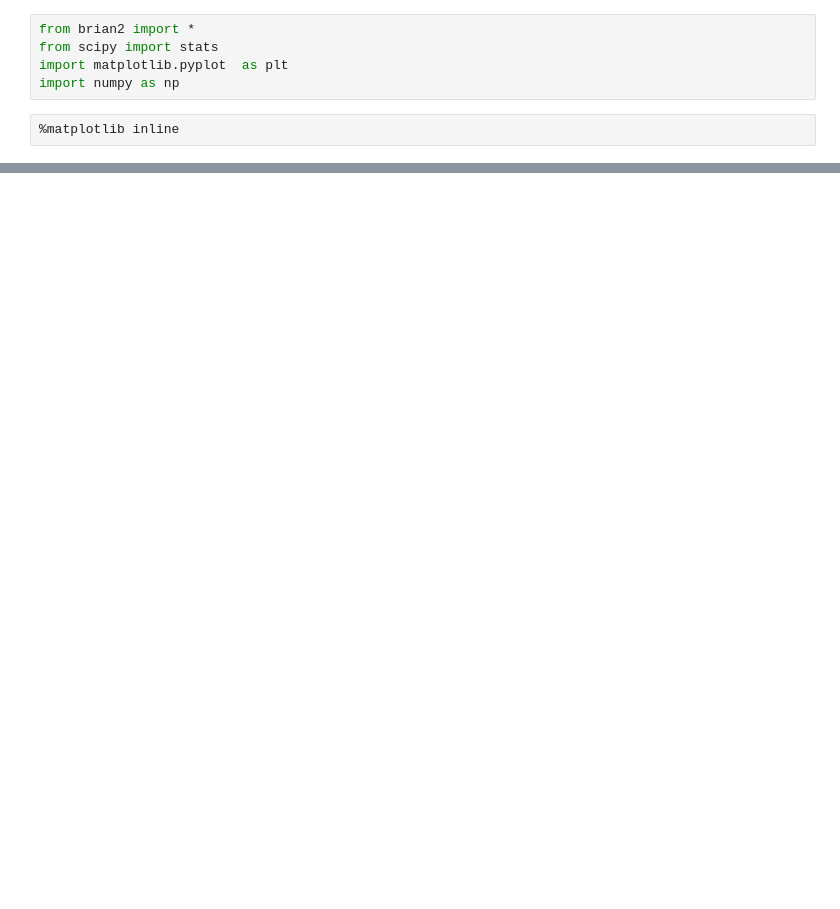
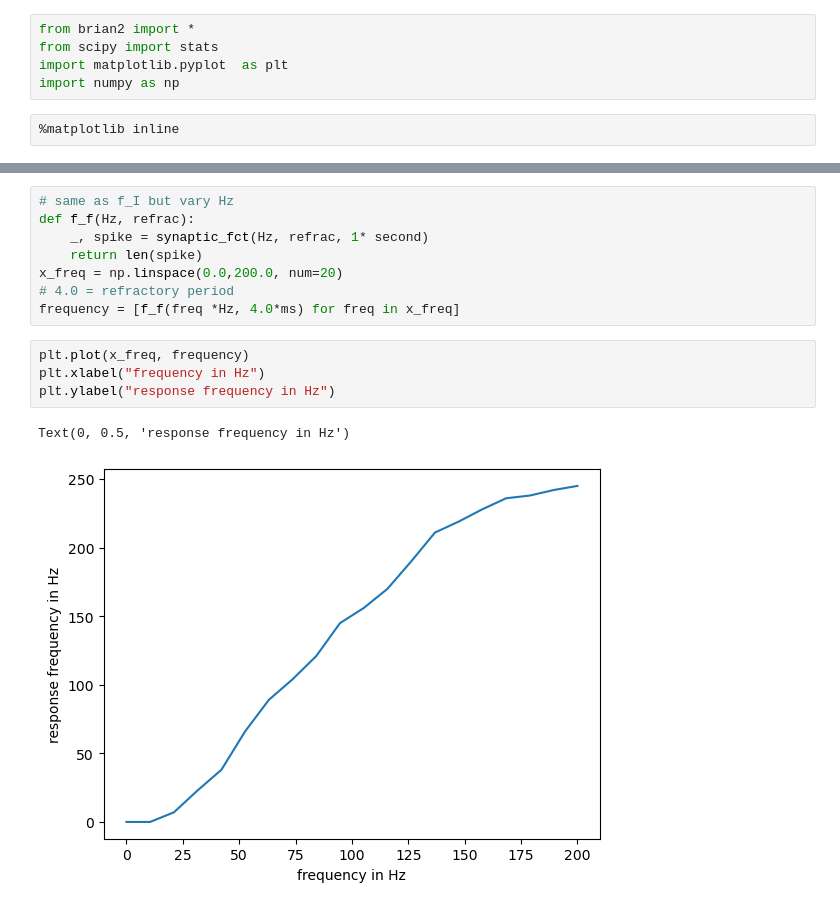
Before and after one commit to anbebe/NeurodynamicsHA, a Jupyter notebook: Exercise_2_Bebenroth_Hennecke.ipynb, the cells around one changed output, grey strips where cells are left out. Cells and saved outputs as stored; diff of their text form; blank space fills up the shorter version.

```diff
--- a/Exercise_2_Bebenroth_Hennecke.ipynb
+++ b/Exercise_2_Bebenroth_Hennecke.ipynb
@@ -94,0 +112,15 @@ LF_net.run(sim_time)
+# %%
+# same as f_I but vary Hz
+def f_f(Hz, refrac):
+    _, spike = synaptic_fct(Hz, refrac, 1* second)
+    return len(spike)
+x_freq = np.linspace(0.0,200.0, num=20)
+# 4.0 = refractory period
+frequency = [f_f(freq *Hz, 4.0*ms) for freq in x_freq]
+# %%
+plt.plot(x_freq, frequency)
+plt.xlabel("frequency in Hz")
+plt.ylabel("response frequency in Hz")
+# %% [output]
+Text(0, 0.5, 'response frequency in Hz')
+[figure, added]
```
Also changed, not shown: parts of 12 cells of this notebook.
